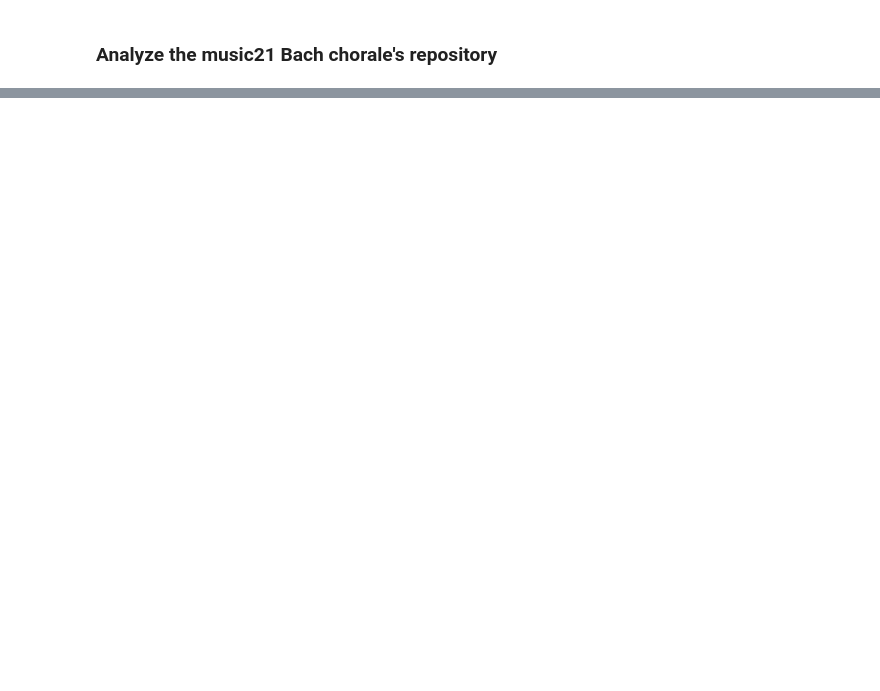
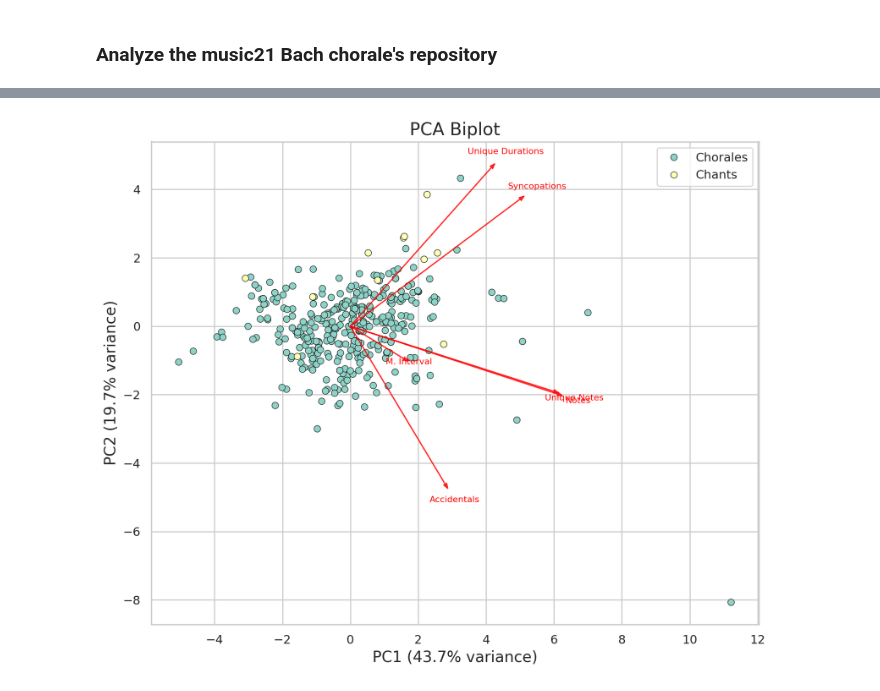
Before and after one commit to angelmf97/stadiumchants, a Jupyter notebook: notebook.ipynb, the cells around one changed output, grey strips where cells are left out. Cells and saved outputs as stored; diff of their text form; code cells hidden in the pictures; blank space fills up the shorter version.

Commit message:
PCA Biplot added

```diff
--- a/notebook.ipynb
+++ b/notebook.ipynb
@@ -121,0 +124,64 @@ plt.show()
+# %%
+table = list()
+for metric, name in zip(metrics, names):
+    groups = results_df.groupby("label")[metric].apply(list)
+    W, p = mannwhitneyu(*groups)
+
+    table.append({
+        "Metric": name,
+        "Chants": f"{np.median(groups[0]):.3f}",
+        "Chorales": f"{np.median(groups[1]):.3f}",
+        "Difference": f"{np.median(groups[0]) - np.median(groups[1]):.3f}",
+        "W": f"{W:.1f}",
+        "p-value": f"{p:.4f}",
+    })
+
+pd.DataFrame(table).to_csv('statistics.csv', index=False)
+pd.DataFrame(table).to_latex('statistics.tex', index=False, escape=False, float_format="%.3f", column_format='lcccccc')
+# %%
+import matplotlib.pyplot as plt
+import numpy as np
+from sklearn.decomposition import PCA
+from sklearn.preprocessing import StandardScaler
+
+X = results_df[metrics].values
+X_scaled = StandardScaler().fit_transform(X)
+pca = PCA(n_components=2)
+scores = pca.fit_transform(X_scaled)
+loadings = pca.components_.T
+
+plt.figure(figsize=(10, 8))
+
+# Data points
+sns.scatterplot(x=scores[:, 0], y=scores[:, 1], hue=results_df["label"], palette='Set3', edgecolor='k')
+
+# Scale by the maximum absolute value in each PC score.
+scale_x = max(np.abs(scores[:, 0]))
+scale_y = max(np.abs(scores[:, 1]))
+
+names = ['M. Interval',
+'Notes',
+'Unique Notes',
+'Accidentals',
+'Syncopations',
+'Unique Durations']
+
+# Feature loadings
+for i, (metric, name) in enumerate(zip(metrics, names)):
+
+    plt.arrow(0, 0,
+              loadings[i, 0] * scale_x,
+              loadings[i, 1] * scale_y,
+              color='red', width=0.005, head_width=0.1, alpha=0.8)
+    plt.text(loadings[i, 0] * scale_x * 1.1,
+             loadings[i, 1] * scale_y * 1.1,
+             name, color='red', ha='center', va='center', fontsize=8)
+
+plt.xlabel(f"PC1 ({pca.explained_variance_ratio_[0]*100:.1f}% variance)", fontsize=14)
+plt.ylabel(f"PC2 ({pca.explained_variance_ratio_[1]*100:.1f}% variance)", fontsize=14)
+plt.title("PCA Biplot", fontsize=16)
+plt.grid(True)
+plt.legend()
+plt.show()
+# %% [output]
+[figure, added]
```
Also changed, not shown: parts of 7 cells of this notebook.
